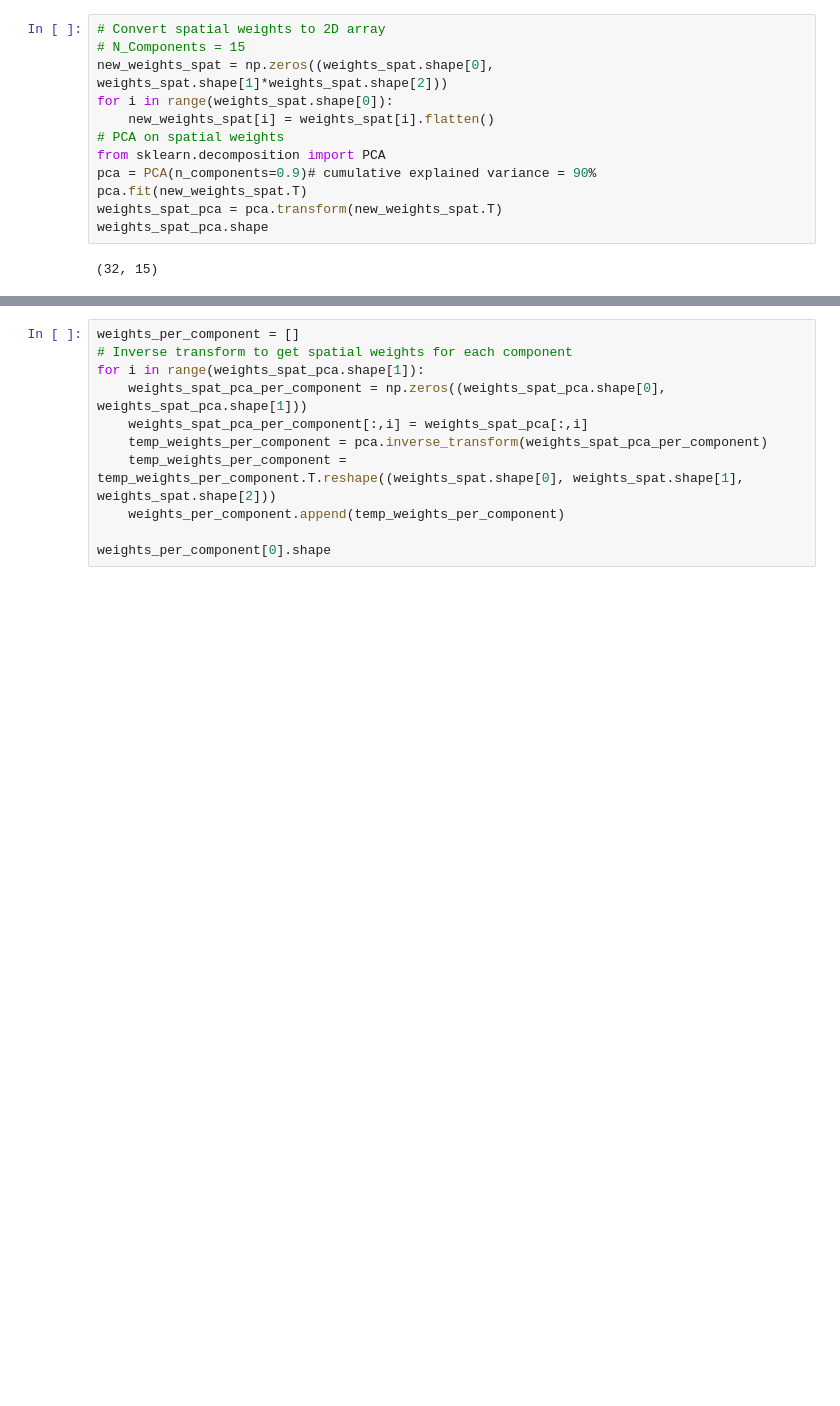
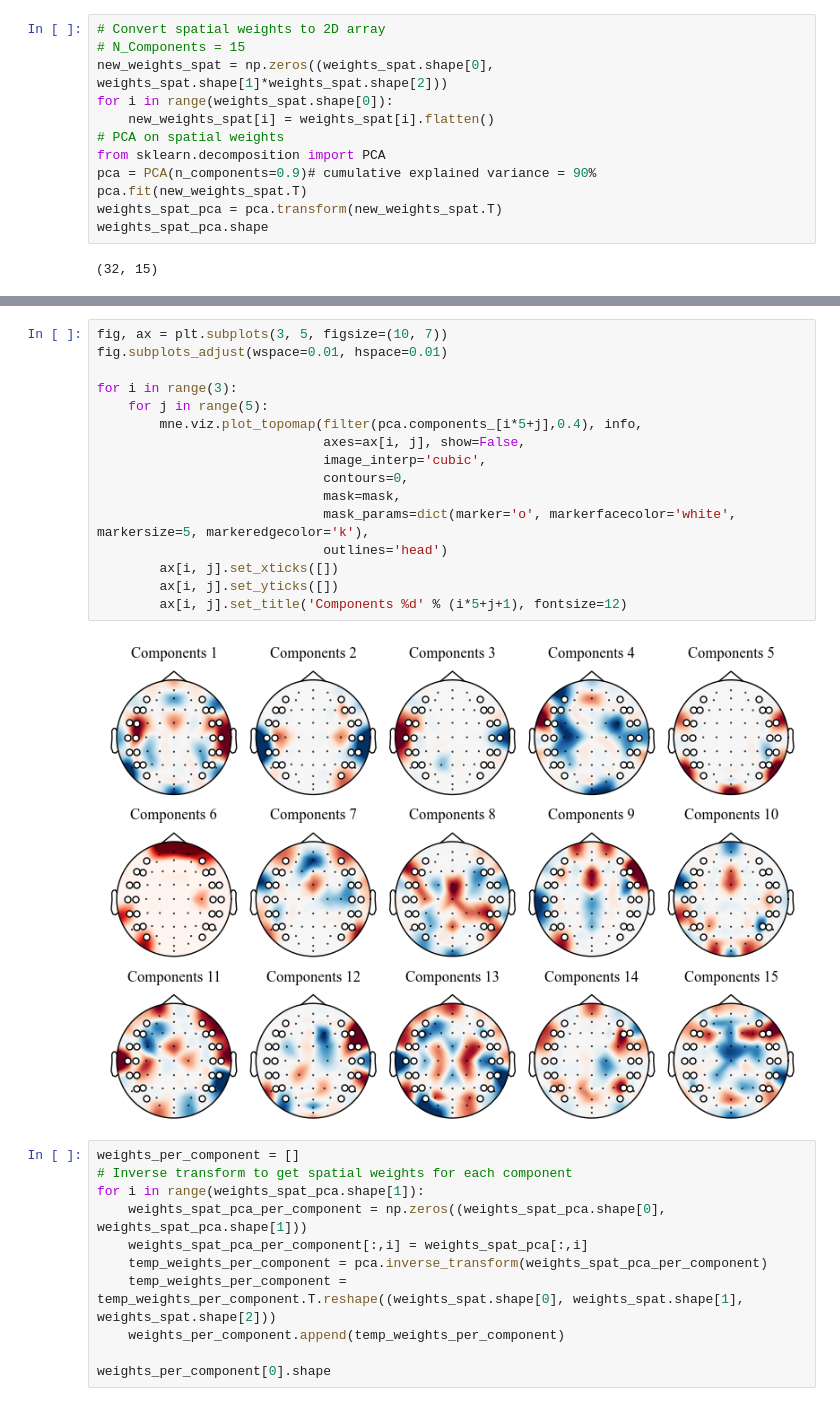
Before and after one commit to ruix6/ADT_Network, a Jupyter notebook: plot_weights.ipynb, the cells around one changed output, grey strips where cells are left out. Cells and saved outputs as stored; diff of their text form; blank space fills up the shorter version.

```diff
--- a/plot_weights.ipynb
+++ b/plot_weights.ipynb
@@ -205,3 +206,21 @@ plt.savefig('weights_fig/spatial_weights_pca_cev.svg', format='svg', dpi=1200, b
+# %%
+fig, ax = plt.subplots(3, 5, figsize=(10, 7))
+fig.subplots_adjust(wspace=0.01, hspace=0.01)
+
+for i in range(3):
+    for j in range(5):
+        mne.viz.plot_topomap(filter(pca.components_[i*5+j],0.4), info,
+                             axes=ax[i, j], show=False,
+                             image_interp='cubic',
+                             contours=0,
+                             mask=mask,
+                             mask_params=dict(marker='o', markerfacecolor='white', markersize=5, markeredgecolor='k'),
+                             outlines='head')
+        ax[i, j].set_xticks([])
+        ax[i, j].set_yticks([])
+        ax[i, j].set_title('Components %d' % (i*5+j+1), fontsize=12)
+# %% [output]
+[figure, added]
 # %%
 weights_per_component = []
 # Inverse transform to get spatial weights for each component
```
Also changed, not shown: parts of 4 cells of this notebook.
